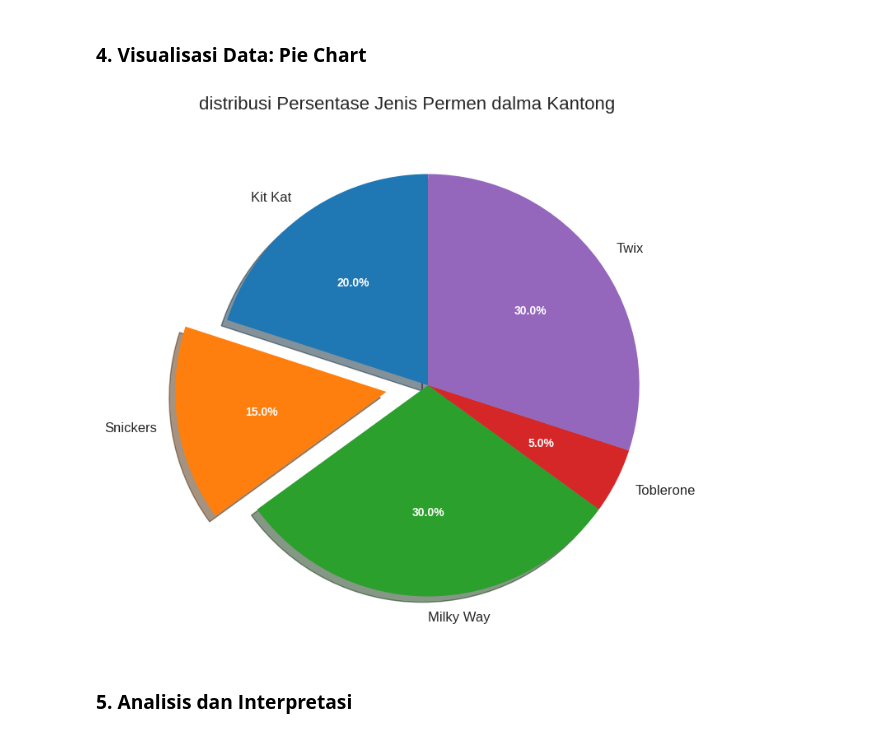
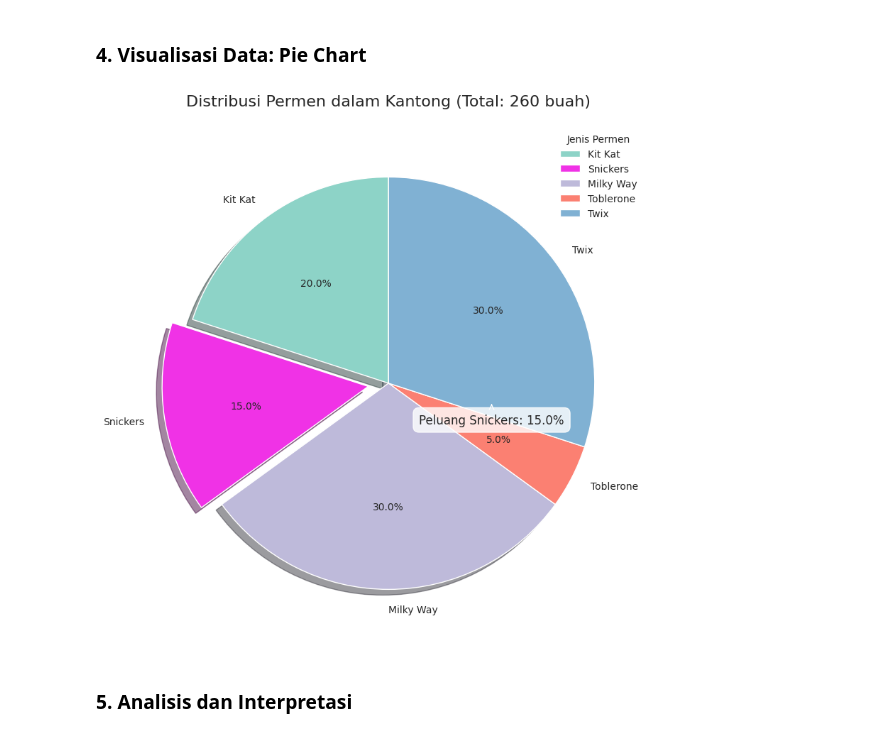
Before and after one commit to notnsas/data-science-application-college-task, a Jupyter notebook: mid_test/UTS_data_science_application_college_subject.ipynb, the cells around one changed output. Drawn from its saved outputs; the diff is of its cells as text; code cells hidden in the pictures.

```diff
--- a/mid_test/UTS_data_science_application_college_subject.ipynb
+++ b/mid_test/UTS_data_science_application_college_subject.ipynb
@@ -243,25 +243,65 @@ explode[snickers_index] = 0.2 # Memberi sedikit jarak pada slice snickers
 # %%
-# Membuat Pie chart
-fig, ax = plt.subplots(figsize=(8, 8)) # Membuat figure dan axes
-wedges, texts, autotexts = ax.pie(
-    candy_counts,
-    labels=candy_names,
-    autopct='%1.1f%%', # Format persentase pada slice (1 angka dibelakang koma)
-    startangle=90, # Memulai slice pertama pada sudut 90 derajat (posisi jam 12)
-    explode=explode, # Menonjolkan slice snickers
-    shadow=True # Menambahkansedikit bayangan untuk efek visual
-)
+# # Membuat Pie chart
+# fig, ax = plt.subplots(figsize=(8, 8)) # Membuat figure dan axes
+# wedges, texts, autotexts = ax.pie(
+#     candy_counts,
+#     labels=candy_names,
+#     autopct='%1.1f%%', # Format persentase pada slice (1 angka dibelakang koma)
+#     startangle=90, # Memulai slice pertama pada sudut 90 derajat (posisi jam 12)
+#     explode=explode, # Menonjolkan slice snickers
+#     shadow=True # Menambahkansedikit bayangan untuk efek visual
+# )
 
-# Menambahkan judul
-ax.set_title('Distribusi Persentase Jenis Permen dalam Kantong', fontsize=16, pad=20)
+# # Menambahkan judul
+# ax.set_title('Distribusi Persentase Jenis Permen dalam Kantong', fontsize=16, pad=20)
 
-# Memastikan chart berbentuk lingkaran sempurna
-ax.axis('equal')
+# # Memastikan chart berbentuk lingkaran sempurna
+# ax.axis('equal')
 
-# Mengatur properti teks agar lebih mudah dibaca
-plt.setp(autotexts, size=10, weight='bold', color='w')
-plt.setp(texts, size=12)
+# # Mengatur properti teks agar lebih mudah dibaca
+# plt.setp(autotexts, size=10, weight='bold', color='w')
+# plt.setp(texts, size=12)
 
-plt.show()
+# plt.show()
-# %% [output]
-[figure, removed]
+# %%
+# Siapkan explode dan warna
+explode = [0] * len(candy_names)
+snickers_index = candy_names.index('Snickers')
+explode[snickers_index] = 0.1
+
+# Gunakan warna yang berbeda dan menonjolkan Snickers
+colors = ['#8dd3c7', '#ffffb3', '#bebada', '#fb8072', '#80b1d3']
+
+# Ganti warna Snickers secara spesifik
+colors[snickers_index] = '#f032e6'  # Magenta yang mencolok
+
+# Pie chart
+fig, ax = plt.subplots(figsize=(10, 8))
+wedges, texts, autotexts = ax.pie(
+    candy_counts,
+    labels=candy_names,
+    autopct=lambda p: f'{p:.1f}%',
+    startangle=90,
+    explode=explode,
+    colors=colors,
+    shadow=True,
+    wedgeprops={'edgecolor': 'white', 'linewidth': 1}
+)
+
+# Judul dan anotasi
+ax.set_title('Distribusi Permen dalam Kantong (Total: 260 buah)', fontsize=16, pad=20)
+ax.annotate(
+    f'Peluang Snickers: {percentage_snickers:.1f}%',
+    xy=(0.5, -0.1), xytext=(0, -20),
+    textcoords='offset points', ha='center',
+    arrowprops=dict(arrowstyle='->'), fontsize=12,
+    bbox=dict(boxstyle='round,pad=0.5', fc='white', alpha=0.8)
+)
+
+# Legenda
+ax.legend(wedges, candy_names, title="Jenis Permen", loc='upper right')
+
+plt.tight_layout()
+plt.show()
+# %% [output]
+[figure, added]
```
Also changed, not shown: parts of 3 cells of this notebook.
